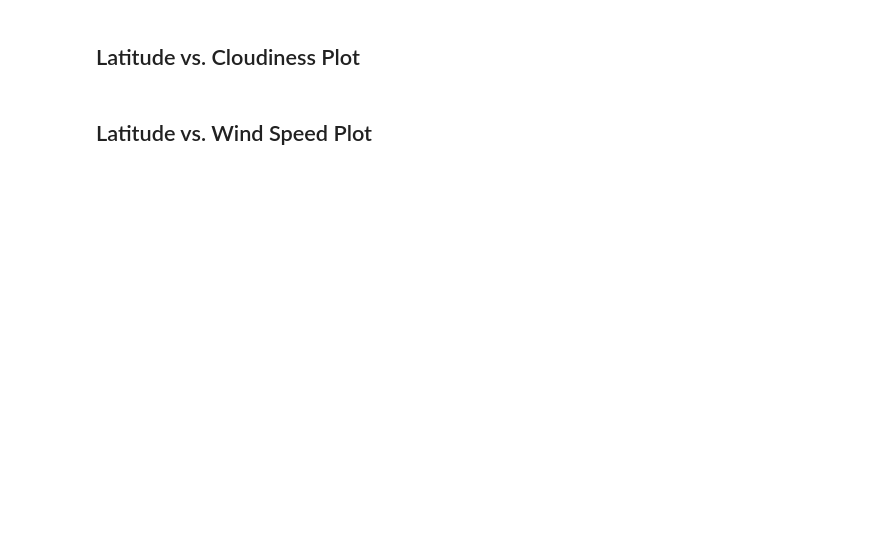
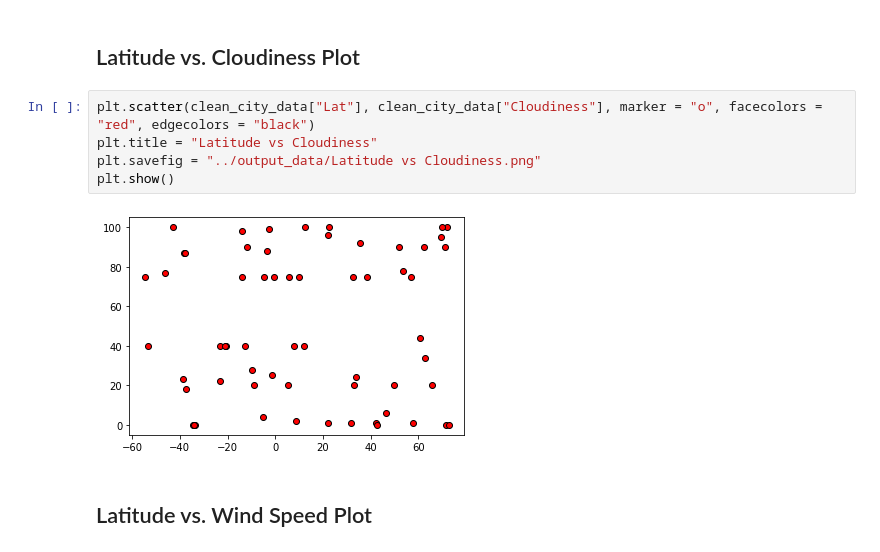
Before and after one commit to alpheus23/Python-API-Challenge, a Jupyter notebook: WeatherPy/WeatherPy.ipynb, the cells around one changed output. Saved outputs shown, nothing was run; the diff lists cells and outputs as text; blank space fills up the shorter version.

```diff
--- a/WeatherPy/WeatherPy.ipynb
+++ b/WeatherPy/WeatherPy.ipynb
@@ -243,4 +251,11 @@ plt.show()
 # %% [markdown]
 ## Latitude vs. Cloudiness Plot
+# %%
+plt.scatter(clean_city_data["Lat"], clean_city_data["Cloudiness"], marker = "o", facecolors = "red", edgecolors = "black")
+plt.title = "Latitude vs Cloudiness"
+plt.savefig = "../output_data/Latitude vs Cloudiness.png"
+plt.show()
+# %% [output]
+[figure, added]
 # %% [markdown]
 ## Latitude vs. Wind Speed Plot
```
Also changed, not shown: parts of 12 cells of this notebook, 2 other files.
